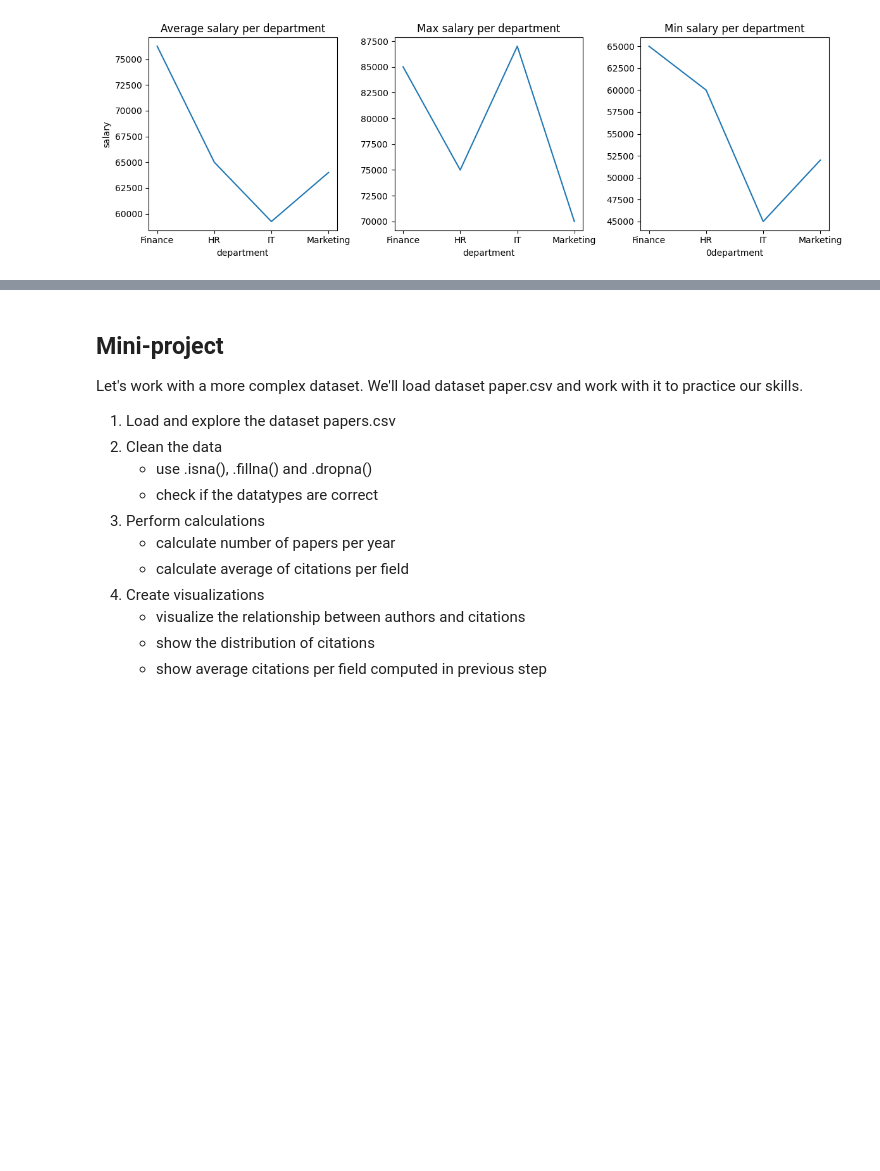
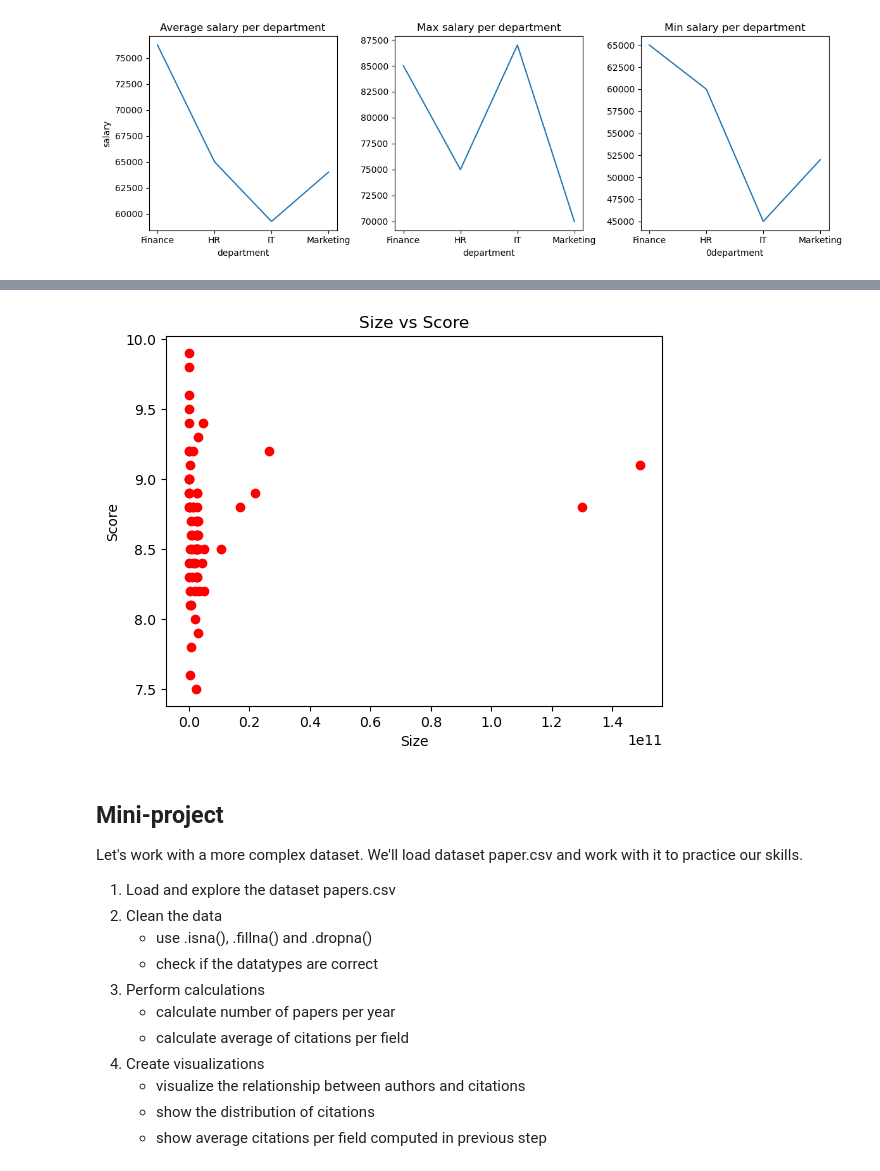
Before and after one commit to rse-cuni/training-materials, a Jupyter notebook: Data-analysis-Python/01_data_analysis_and_visualization_solution.ipynb, the cells around one changed output, grey strips where cells are left out. Cells and saved outputs as stored; diff of their text form; code cells hidden in the pictures; blank space fills up the shorter version.

```diff
--- a/Data-analysis-Python/01_data_analysis_and_visualization_solution.ipynb
+++ b/Data-analysis-Python/01_data_analysis_and_visualization_solution.ipynb
@@ -460,5 +564,16 @@ plt.show()
 # %%
 # TODO: show relationship with scatter plot between 'size' and 'score' columns
+plt.scatter(df_organism['size'], df_organism['score'], color='red')
+
+plt.title('Size vs Score')
+
+plt.xlabel('Size')
+
+plt.ylabel('Score')
+
+plt.show()
+# %% [output]
+[figure, added]
 # %% [markdown]
 ## Mini-project
 Let's work with a more complex dataset. We'll load dataset paper.csv and work with it to practice our skills.
```
Also changed, not shown: parts of 21 cells of this notebook, 3 other files.
